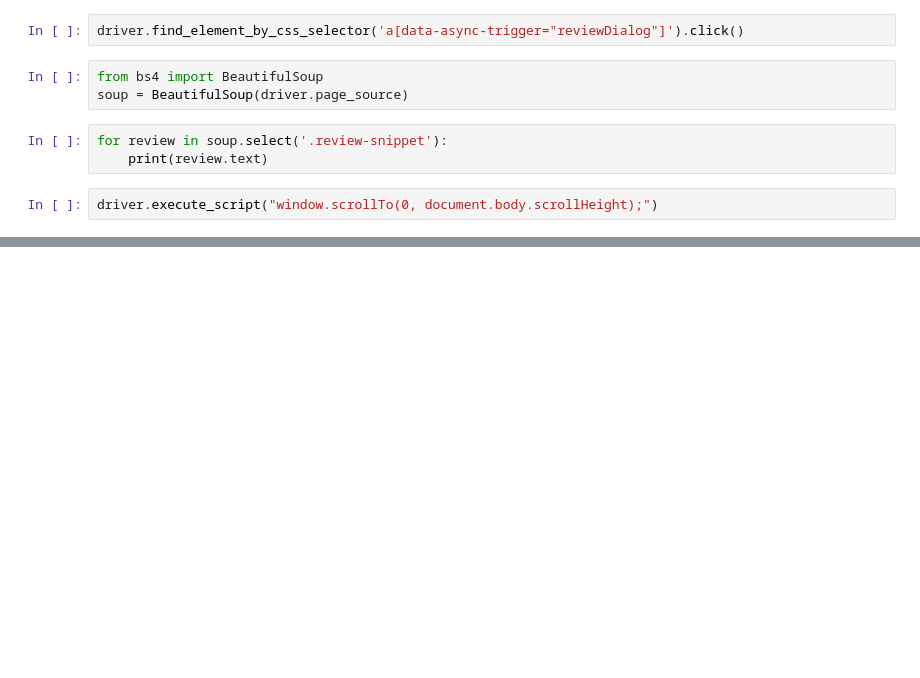
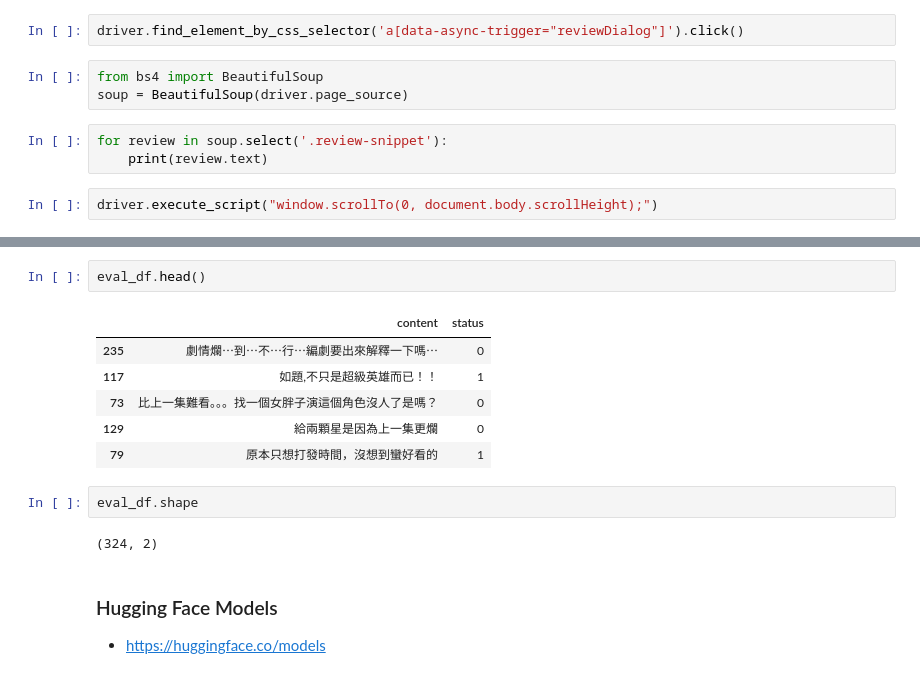
Before and after one commit to ywchiu/tibame_tm, a Jupyter notebook: Demo20200902.ipynb, the cells around one changed output, grey strips where cells are left out. Drawn from its saved outputs; the diff is of its cells as text; blank space fills up the shorter version.

```diff
--- a/Demo20200902.ipynb
+++ b/Demo20200902.ipynb
@@ -189,0 +267,16 @@ driver.execute_script("window.scrollTo(0, document.body.scrollHeight);")
+# %%
+eval_df.head()
+# %% [output]
+|  | content | status |
+| 235 | 劇情爛⋯到⋯不⋯行⋯編劇要出來解釋一下嗎⋯ | 0 |
+| 117 | 如題,不只是超級英雄而已！！ | 1 |
+| 73 | 比上一集難看。。。找一個女胖子演這個角色沒人了是嗎？ | 0 |
+| 129 | 給兩顆星是因為上一集更爛 | 0 |
+| 79 | 原本只想打發時間，沒想到蠻好看的 | 1 |
+# %%
+eval_df.shape
+# %% [output]
+(324, 2)
+# %% [markdown]
+### Hugging Face Models
+- https://huggingface.co/models
```
Also changed, not shown: parts of 47 cells of this notebook.
